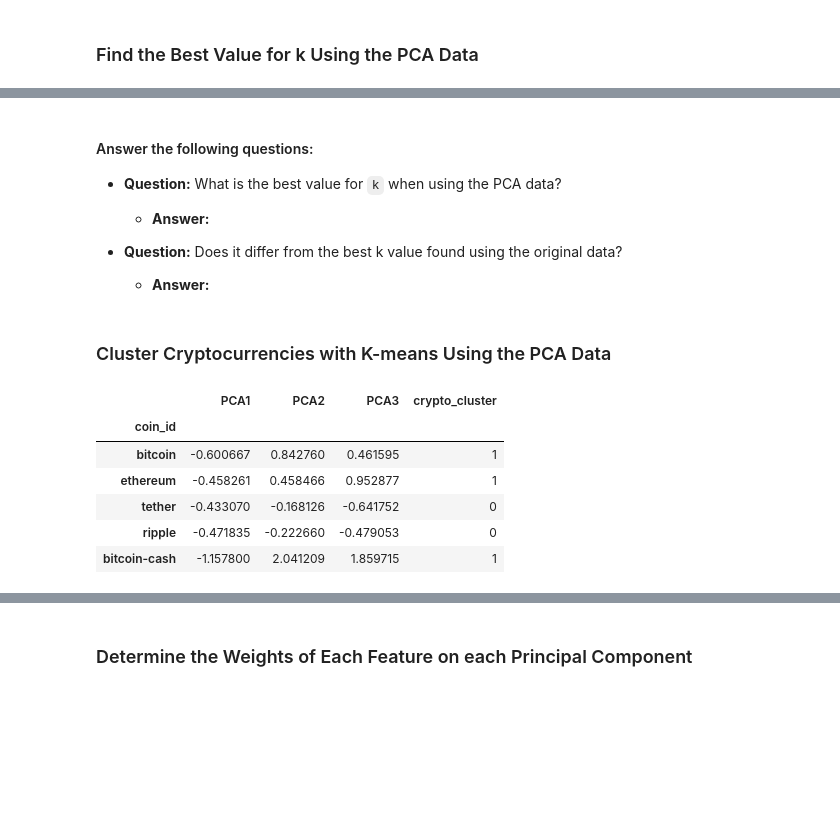
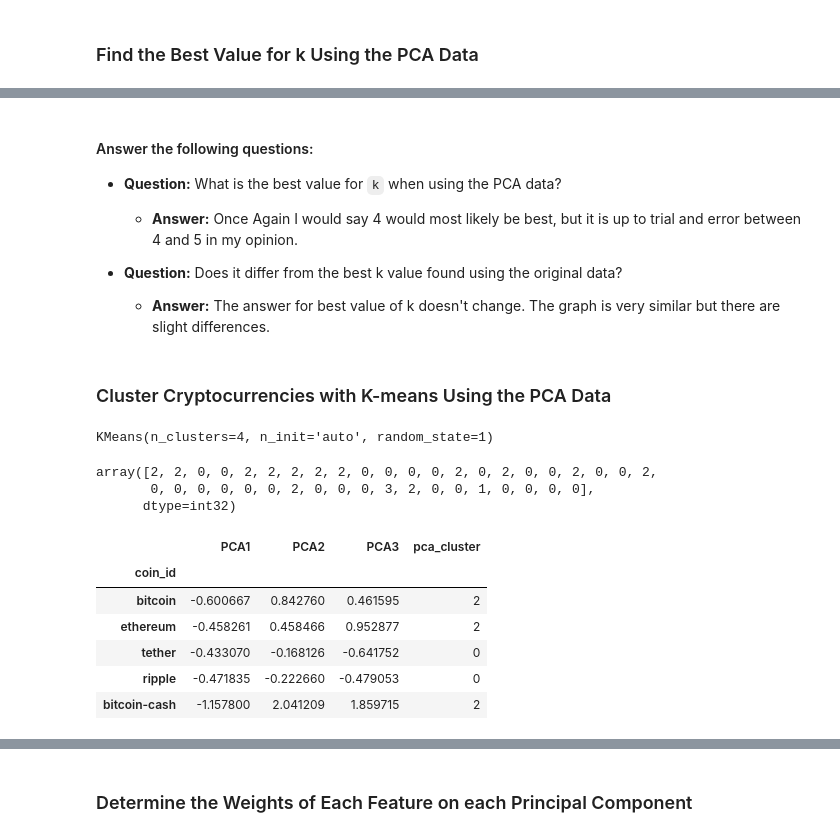
Before and after one commit to MLGalusha/CryptoClustering, a Jupyter notebook: Crypto_Clustering.ipynb, the cells around one changed output, grey strips where cells are left out. Drawn from its saved outputs; the diff is of its cells as text; code cells hidden in the pictures; blank space fills up the shorter version.

```diff
--- a/Crypto_Clustering.ipynb
+++ b/Crypto_Clustering.ipynb
@@ -192,25 +227,29 @@ array([0.3719856 , 0.34700813, 0.17603793])
 # %%
 # Create a list with the number of k-values to try
 # Use a range from 1 to 11
-
+k = list(range(1, 11))
 
 # Create an empty list to store the inertia values
-
+inertia = []
 
 # Create a for loop to compute the inertia with each possible value of k
 # Inside the loop:
 # 1. Create a KMeans model using the loop counter for the n_clusters
 # 2. Fit the model to the data using PCA DataFrame.
 # 3. Append the model.inertia_ to the inertia list
-
+for i in k:
+    k_model = KMeans(n_clusters=i, n_init='auto', random_state=1)
+    k_model.fit(pca_df)
+    inertia.append(k_model.inertia_)
 
 # Create a dictionary with the data to plot the Elbow curve
-
+pca_data = {"k":k, "inertia": inertia}
 
 # Create a DataFrame with the data to plot the Elbow curve
-
+pca_elbow_df = pd.DataFrame(pca_data)
 
 # Display the DataFrame
+pca_elbow_df.head()
 # %% [output]
 |  | k | inertia |
 | 0 | 1 | 256.874086 |
@@ -230,38 +271,48 @@ array([0.3719856 , 0.34700813, 0.17603793])
 #### Answer the following questions:
 * **Question:** What is the best value for `k` when using the PCA data?
 
-  * **Answer:**
+  * **Answer:** Once Again I would say 4 would most likely be best, but it is up to trial and error between 4 and 5 in my opinion.
 
 
 * **Question:** Does it differ from the best k value found using the original data?
 
-  * **Answer:**
+  * **Answer:** The answer for best value of k doesn't change. The graph is very similar but there are slight differences.
 # %% [markdown]
 ### Cluster Cryptocurrencies with K-means Using the PCA Data
 # %%
 # Initialize the K-Means model using the best value for k
+pca_model = KMeans(n_clusters=4, n_init='auto', random_state=1)
 # %%
 # Fit the K-Means model using the PCA data
+pca_model.fit(pca_df)
+# %% [output]
+KMeans(n_clusters=4, n_init='auto', random_state=1)
 # %%
 # Predict the clusters to group the cryptocurrencies using the PCA data
-
+pca_clusters = pca_model.predict(pca_df)
 
 # Print the resulting array of cluster values.
+pca_clusters
+# %% [output]
+array([2, 2, 0, 0, 2, 2, 2, 2, 2, 0, 0, 0, 0, 2, 0, 2, 0, 0, 2, 0, 0, 2,
+       0, 0, 0, 0, 0, 0, 2, 0, 0, 0, 3, 2, 0, 0, 1, 0, 0, 0, 0],
+      dtype=int32)
 # %%
 # Create a copy of the DataFrame with the PCA data
-
+pca_prediction_df = pca_df.copy()
 
 # Add a new column to the DataFrame with the predicted clusters
-
+pca_prediction_df['pca_cluster'] = pca_clusters
 
 # Display sample data
+pca_prediction_df.head()
 # %% [output]
-|  | PCA1 | PCA2 | PCA3 | crypto_cluster |
+|  | PCA1 | PCA2 | PCA3 | pca_cluster |
 | coin_id |  |  |  |  |
-| bitcoin | -0.600667 | 0.842760 | 0.461595 | 1 |
-| ethereum | -0.458261 | 0.458466 | 0.952877 | 1 |
+| bitcoin | -0.600667 | 0.842760 | 0.461595 | 2 |
+| ethereum | -0.458261 | 0.458466 | 0.952877 | 2 |
 | tether | -0.433070 | -0.168126 | -0.641752 | 0 |
 | ripple | -0.471835 | -0.222660 | -0.479053 | 0 |
-| bitcoin-cash | -1.157800 | 2.041209 | 1.859715 | 1 |
+| bitcoin-cash | -1.157800 | 2.041209 | 1.859715 | 2 |
 # %%
 # Create a scatter plot using hvPlot by setting `x="PCA1"` and `y="PCA2"`.
```
Also changed, not shown: parts of 25 cells of this notebook.
